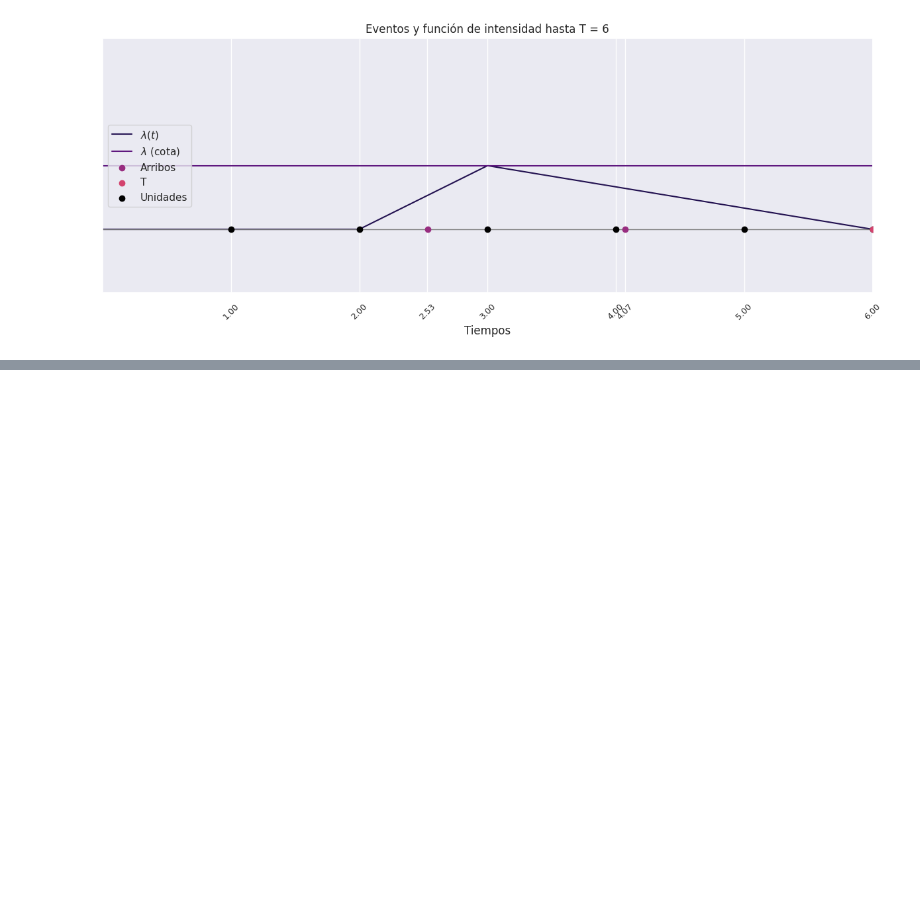
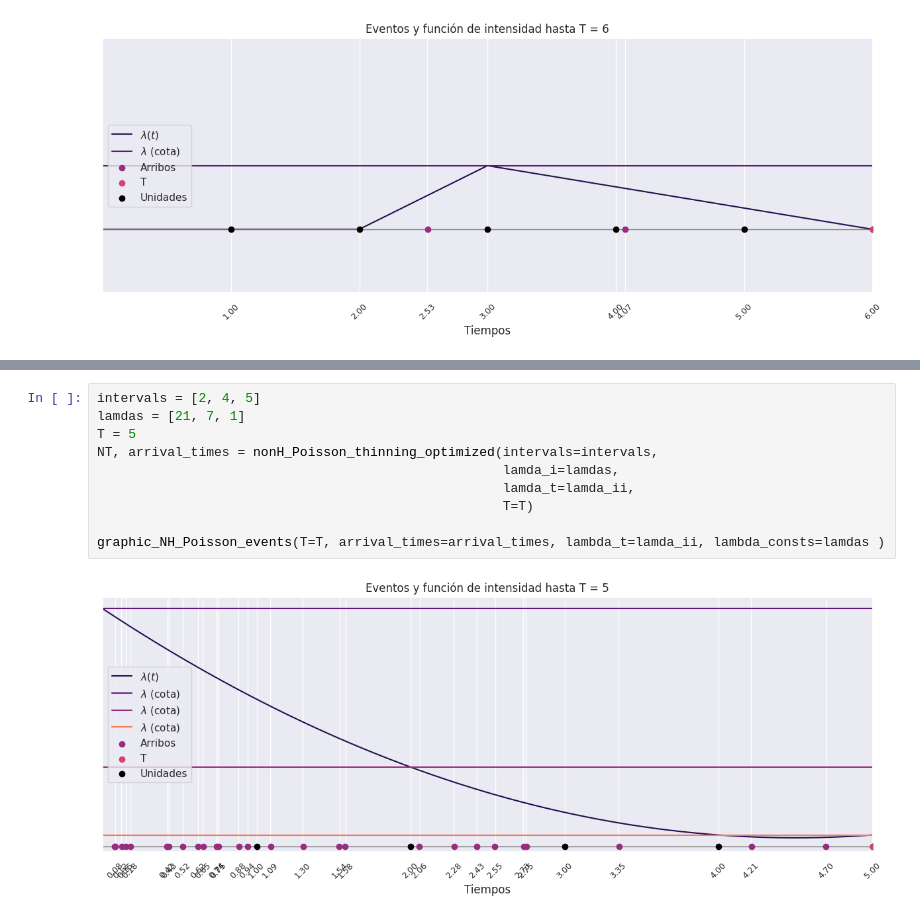
Before and after one commit to alvaro-mediina/modelos-y-simulacion-2025, a Jupyter notebook: tp5-var-aleatorias-continuas/Ejercicio-14.ipynb, the cells around one changed output, grey strips where cells are left out. Cells and saved outputs as stored; diff of their text form; blank space fills up the shorter version.

```diff
--- a/tp5-var-aleatorias-continuas/Ejercicio-14.ipynb
+++ b/tp5-var-aleatorias-continuas/Ejercicio-14.ipynb
@@ -206,0 +336,12 @@ graphic_NH_Poisson_events(T=6, arrival_times=arrival_times, lambda_t=lamda_iii,
+# %%
+intervals = [2, 4, 5]
+lamdas = [21, 7, 1]
+T = 5
+NT, arrival_times = nonH_Poisson_thinning_optimized(intervals=intervals,
+                                                    lamda_i=lamdas,
+                                                    lamda_t=lamda_ii,
+                                                    T=T)
+
+graphic_NH_Poisson_events(T=T, arrival_times=arrival_times, lambda_t=lamda_ii, lambda_consts=lamdas )
+# %% [output]
+[figure, added]
```
Also changed, not shown: parts of 13 cells of this notebook.
